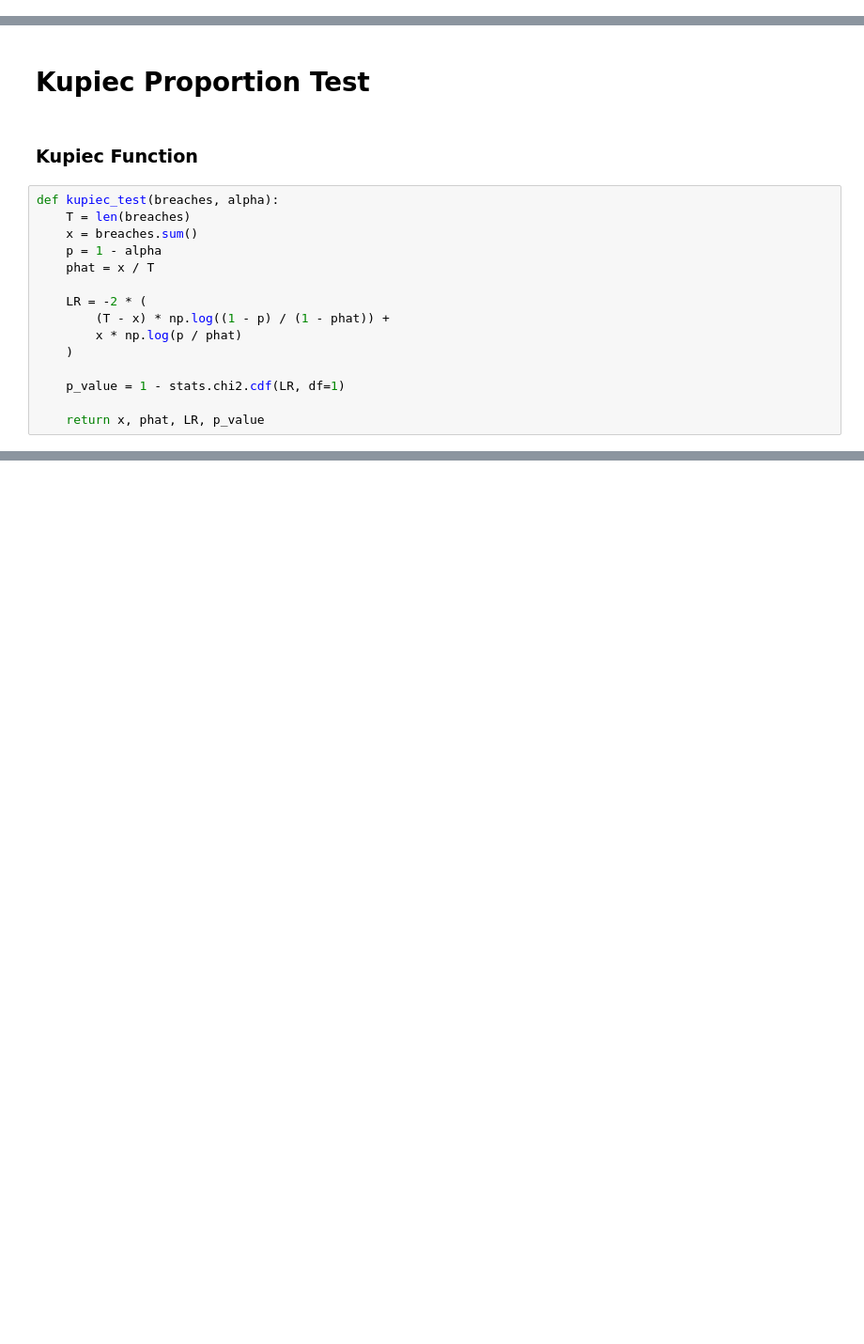
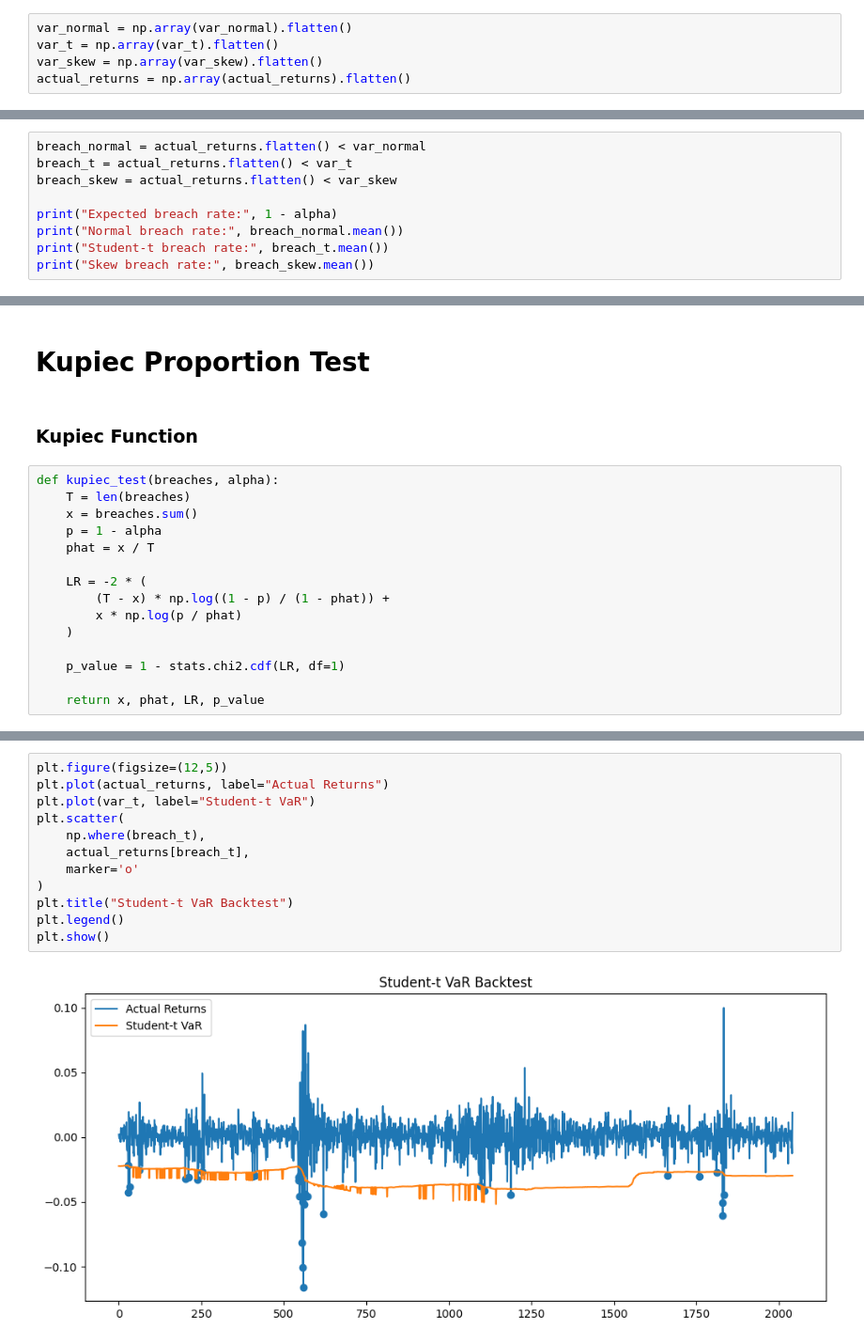
Before and after one commit to akhyear/MonteCarloRiskProject, a Jupyter notebook: notebooks/04_var_backtesting.ipynb, the cells around one changed output, grey strips where cells are left out. Shown at 94% size. Drawn from its saved outputs; the diff is of its cells as text; blank space fills up the shorter version.

Commit message:
Apply Kupiec Test and plot breaches

```diff
--- a/notebooks/04_var_backtesting.ipynb
+++ b/notebooks/04_var_backtesting.ipynb
@@ -66,3 +66,8 @@ var_normal = np.array(var_normal)
 var_t = np.array(var_t)
 var_skew = np.array(var_skew)
 actual_returns = np.array(actual_returns)
+# %%
+var_normal = np.array(var_normal).flatten()
+var_t = np.array(var_t).flatten()
+var_skew = np.array(var_skew).flatten()
+actual_returns = np.array(actual_returns).flatten()
@@ -82,3 +92,12 @@ Expected breach rate: 0.010000000000000009
 Normal breach rate: 0.02693437806072478
 Student-t breach rate: 0.015300626126562559
 Skew breach rate: 0.02335455915490661
+# %%
+breach_normal = actual_returns.flatten() < var_normal
+breach_t = actual_returns.flatten() < var_t
+breach_skew = actual_returns.flatten() < var_skew
+
+print("Expected breach rate:", 1 - alpha)
+print("Normal breach rate:", breach_normal.mean())
+print("Student-t breach rate:", breach_t.mean())
+print("Skew breach rate:", breach_skew.mean())
@@ -103,0 +152,14 @@ def kupiec_test(breaches, alpha):
+# %%
+plt.figure(figsize=(12,5))
+plt.plot(actual_returns, label="Actual Returns")
+plt.plot(var_t, label="Student-t VaR")
+plt.scatter(
+    np.where(breach_t),
+    actual_returns[breach_t],
+    marker='o'
+)
+plt.title("Student-t VaR Backtest")
+plt.legend()
+plt.show()
+# %% [output]
+[figure, added]
```
Also changed, not shown: parts of 3 cells of this notebook, 1 other file.
